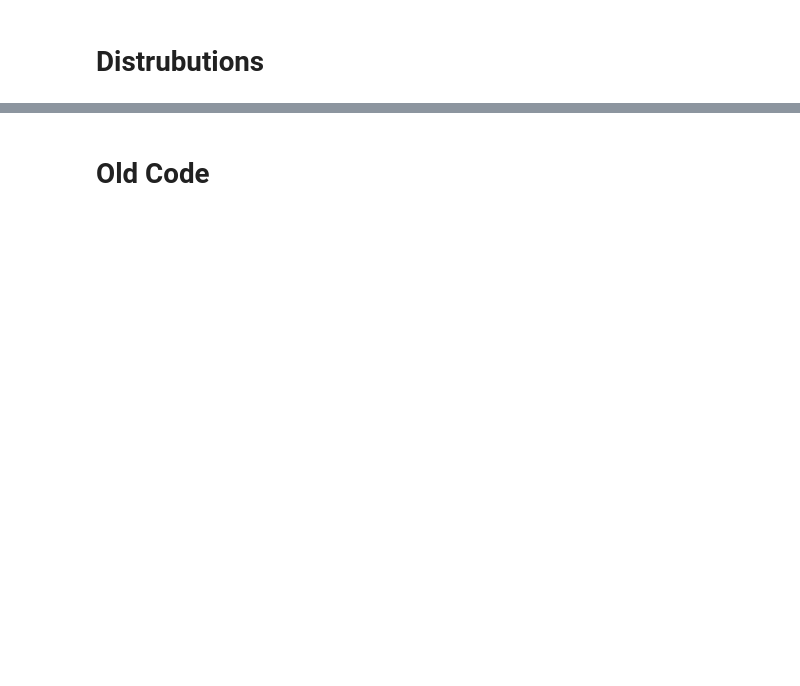
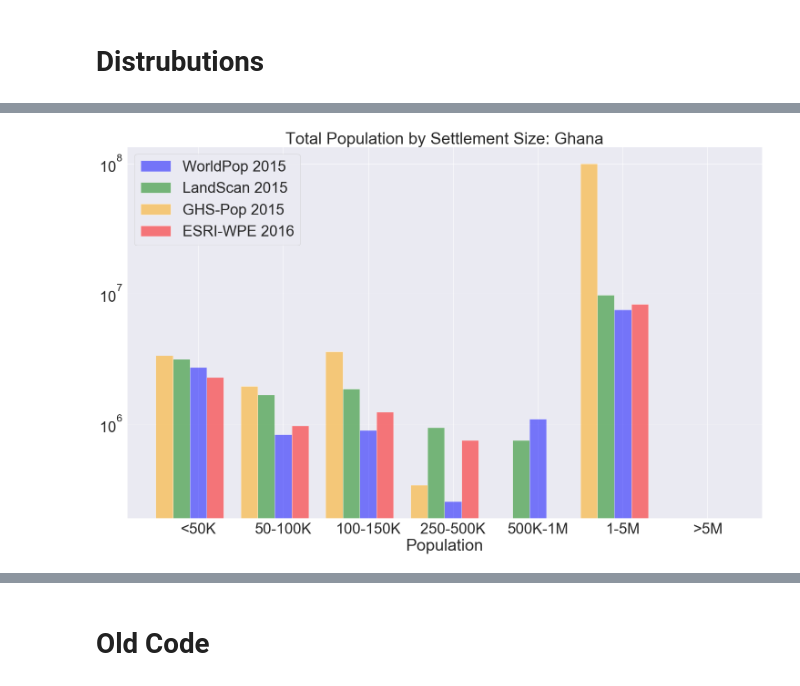
Before and after one commit to cascadet/AfricaUrbanPop, a Jupyter notebook: notebooks/jupyter/Descriptives.ipynb, the cells around one changed output, grey strips where cells are left out. Saved outputs shown, nothing was run; the diff lists cells and outputs as text; code cells hidden in the pictures; blank space fills up the shorter version.

```diff
--- a/notebooks/jupyter/Descriptives.ipynb
+++ b/notebooks/jupyter/Descriptives.ipynb
@@ -275,0 +272,12 @@ print(len((WP2000_Nigeria)))
+# %%
+WP2015_Nigeria = WP2015[WP2015['country']=='Ghana']
+LS2015_Nigeria = LS2015[LS2015['country']=='Ghana']
+GHS2015_Nigeria = GHS2015[GHS2015['country']=='Ghana']
+WPE2016_Nigeria = WPE2016[WPE2016['country']=='Ghana']
+
+
+
+print(len(WP2015_Nigeria))
+print(len((LS2015_Nigeria)))
+print(len((GHS2015_Nigeria)))
+print(len((WPE2016_Nigeria)))
@@ -401,3 +415,69 @@ fig.savefig('/Users/cascade/Desktop/'+'WP152000_bar.png', dpi=700)
+# %%
+# import plotly.plotly as py
+# import plotly.tools as tls
+
+import matplotlib.pyplot as plt
+
+dictionary = plt.figure()
+
+WP2015_bar = {'<50K':WP2015_50k, '50-100K': WP2015_100k, '100-150K':WP2015_250k,
+    '250-500K' : WP2015_500k, '500K-1M' : WP2015_1m, '1-5M' : WP2015_5m, '>5M' : WP2015_5mplus
+             }
+
+# WP2000_bar = {u'Label0':WP2000_50k, u'Label1': WP2000_100k, u'Label2':WP2000_250k,
+#     u'Label3' : WP2000_500k, u'Label4' : WP2000_1m, u'Label5' : WP2000_5m, u'Label6' : WP2000_5mplus
+#     }
+
+LS2015_bar = {u'Label0':LS2015_50k, u'Label1': LS2015_100k, u'Label2':LS2015_250k,
+    u'Label3' : LS2015_500k, u'Label4' : LS2015_1m, u'Label5' : LS2015_5m, u'Label6' : LS2015_5mplus
+    }
+
+GHS2015_bar = {u'Label0':GHS2015_50k, u'Label1': GHS2015_100k, u'Label2':GHS2015_250k,
+    u'Label3' : GHS2015_500k, u'Label4' : GHS2015_1m, u'Label5' : GHS2015_5m, u'Label6' : GHS2015_5mplus
+    }
+
+WPE2016_bar = {u'Label0':WPE2016_50k, u'Label1': WPE2016_100k, u'Label2':WPE2016_250k,
+    u'Label3' : WPE2016_500k, u'Label4' : WPE2016_1m, u'Label5' : WPE2016_5m, u'Label6' : WPE2016_5mplus
+   }
+
+# make plot
+sns.set(font_scale=3)
+x = [0,1,2,3,4,5,6]
+y = [0-.2,1-.2,2-.2,3-.2,4-.2,5-.2,6-.2]
+z = [0-.4,1-.4,2-.4,3-.4,4-.4,5-.4,6-.4]
+a = [0+.2,1+.2,2+.2,3+.2,4+.2,5+.2,6+.2]
+
+
+
+plt.bar(x, WP2015_bar.values(), width=0.2, align='center', alpha  = 0.5, color = 'Blue')
+
+plt.bar(y, LS2015_bar.values(), width=0.2, align='center', alpha  = 0.5, color = 'Green')
+plt.bar(z, GHS2015_bar.values(), width=0.2, align='center', alpha  = 0.5, color = 'Orange')
+plt.bar(a, WPE2016_bar.values(), width=0.2, align='center', alpha = 0.5, color = 'Red')
+
+bar_leg = ['WorldPop 2015', 'LandScan 2015', 'GHS-Pop 2015', 'ESRI-WPE 2016']
+plt.legend(bar_leg,loc=2)
+
+
+
+#plt.bar(range(len(D)), D.values(), align='center')
+
+plt.xticks(range(len(WP2015_bar)), WP2015_bar.keys())
+
+fig = matplotlib.pyplot.gcf()
+fig.set_size_inches(25, 15)
+plt.gca().set_yscale('log')
+plt.xlabel('Population')
+plt.ylabel('')
+plt.title('Total Population by Settlement Size: Ghana')
+fig.savefig('/Users/cascade/Desktop/'+'PopGhana_bar.png', dpi=700, transparent=True)
+
+
+# ax.bar(x-0.2, y,width=0.2,color='b',align='center')
+# ax.bar(x, z,width=0.2,color='g',align='center')
+# ax.bar(x+0.2, k,width=0.2,color='r',align='center')
+# %% [output]
+[figure, added]
 # %%
 # import plotly.plotly as py
 # import plotly.tools as tls
```
Also changed, not shown: parts of 22 cells of this notebook, 1 other file.
